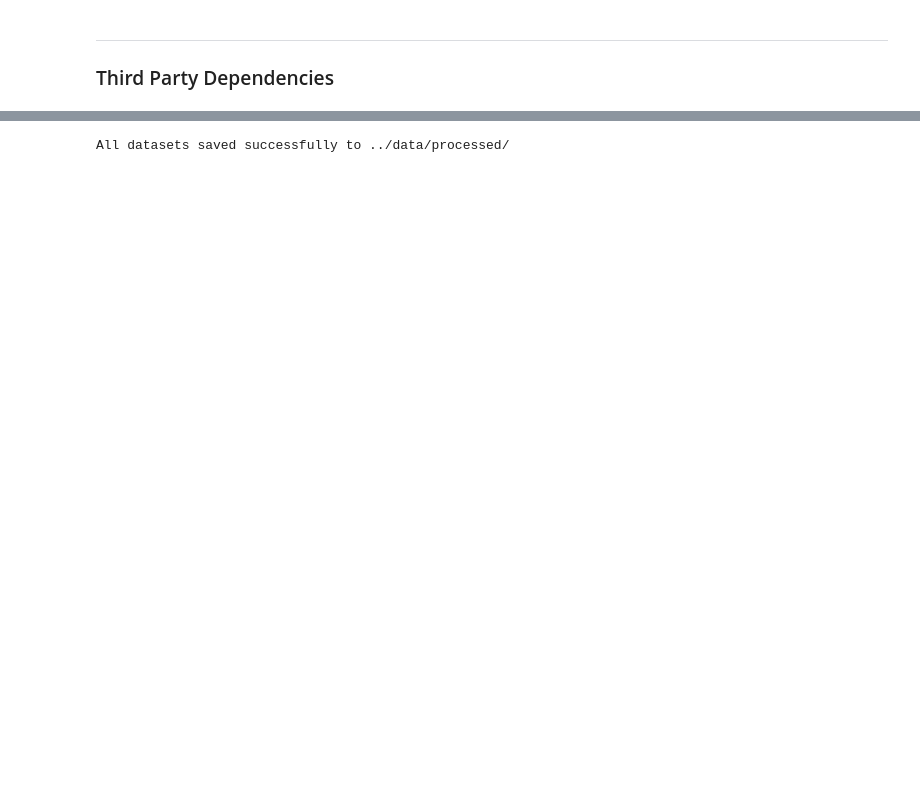
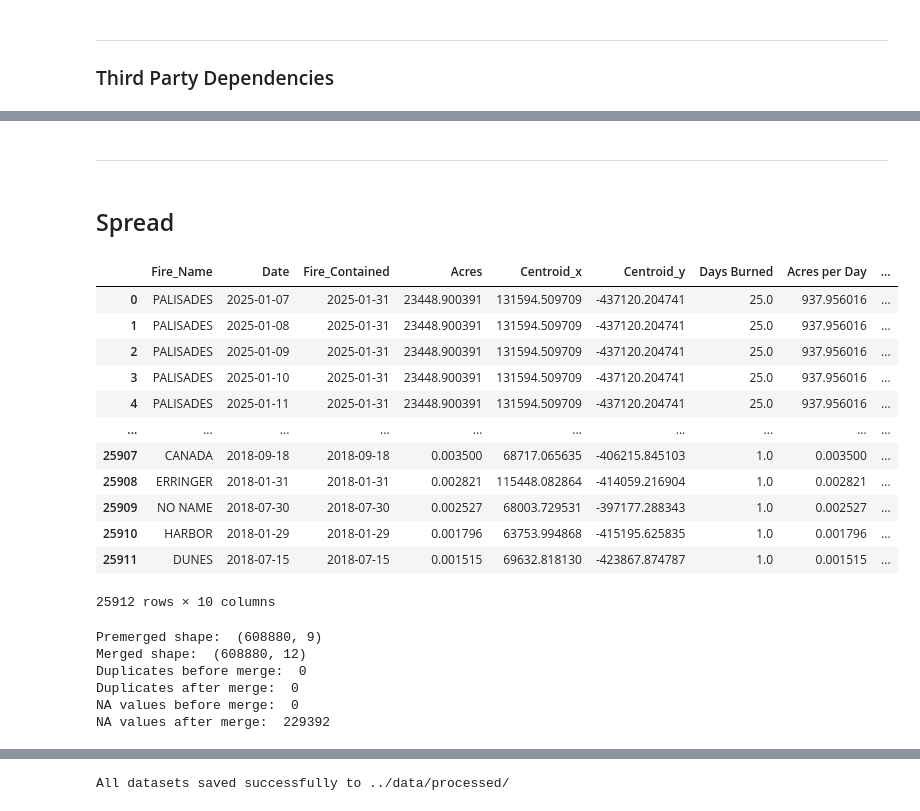
Before and after one commit to dustinlit/California-Wildfire-Ignition-ML-Modeling, a Jupyter notebook: notebooks/02_C_Spatial_Join_Fire_Data.ipynb, the cells around one changed output, grey strips where cells are left out. Cells and saved outputs as stored; diff of their text form; code cells hidden in the pictures; blank space fills up the shorter version.

```diff
--- a/notebooks/02_C_Spatial_Join_Fire_Data.ipynb
+++ b/notebooks/02_C_Spatial_Join_Fire_Data.ipynb
@@ -61,3 +60,5 @@ from shapely.geometry import Point, Polygon
 # %%
-fire_data = pd.read_csv("../data/processed/fire_data.csv")
 samples = pd.read_csv("../data/processed/samples_res.csv")
+fire_damages = pd.read_csv("../data/processed/fires_damage.csv")
+fire_spread = pd.read_csv('../data/processed/fires_spread.csv')
+fire_ignition = pd.read_csv('../data/processed/fires_ignition.csv')
@@ -81,0 +91,3 @@ fire_data_projected = fire_data_gdf.to_crs(3310)
+# %%
+fire_spread['geometry'] = [Point(xy) for xy in zip(fire_spread['Centroid_x'], fire_spread['Centroid_y'])]
+fire_spread_gdf = gpd.GeoDataFrame(fire_spread, geometry='geometry', crs="EPSG:3310")
@@ -180,0 +231,4 @@ samples_gdf
+# %% [markdown]
+---
+# %% [markdown]
+## Spread
@@ -180,0 +237,16 @@ samples_gdf
+# %%
+fire_spread_gdf
+# %% [output]
+|  | Fire_Name | Date | Fire_Contained | Acres | Centroid_x | Centroid_y | Days Burned | Acres per Day | ... |
+| 0 | PALISADES | 2025-01-07 | 2025-01-31 | 23448.900391 | 131594.509709 | -437120.204741 | 25.0 | 937.956016 | ... |
+| 1 | PALISADES | 2025-01-08 | 2025-01-31 | 23448.900391 | 131594.509709 | -437120.204741 | 25.0 | 937.956016 | ... |
+| 2 | PALISADES | 2025-01-09 | 2025-01-31 | 23448.900391 | 131594.509709 | -437120.204741 | 25.0 | 937.956016 | ... |
+| 3 | PALISADES | 2025-01-10 | 2025-01-31 | 23448.900391 | 131594.509709 | -437120.204741 | 25.0 | 937.956016 | ... |
+| 4 | PALISADES | 2025-01-11 | 2025-01-31 | 23448.900391 | 131594.509709 | -437120.204741 | 25.0 | 937.956016 | ... |
+| ... | ... | ... | ... | ... | ... | ... | ... | ... | ... |
+| 25907 | CANADA | 2018-09-18 | 2018-09-18 | 0.003500 | 68717.065635 | -406215.845103 | 1.0 | 0.003500 | ... |
+| 25908 | ERRINGER | 2018-01-31 | 2018-01-31 | 0.002821 | 115448.082864 | -414059.216904 | 1.0 | 0.002821 | ... |
+| 25909 | NO NAME | 2018-07-30 | 2018-07-30 | 0.002527 | 68003.729531 | -397177.288343 | 1.0 | 0.002527 | ... |
+| 25910 | HARBOR | 2018-01-29 | 2018-01-29 | 0.001796 | 63753.994868 | -415195.625835 | 1.0 | 0.001796 | ... |
+| 25911 | DUNES | 2018-07-15 | 2018-07-15 | 0.001515 | 69632.818130 | -423867.874787 | 1.0 | 0.001515 | ... |
+25912 rows × 10 columns
@@ -180,0 +288,9 @@ samples_gdf
+# %%
+post_merge_check(samples_gdf, premerged)
+# %% [output]
+Premerged shape:  (608880, 9)
+Merged shape:  (608880, 12)
+Duplicates before merge:  0
+Duplicates after merge:  0
+NA values before merge:  0
+NA values after merge:  229392
```
Also changed, not shown: parts of 43 cells of this notebook, 20 other files.
